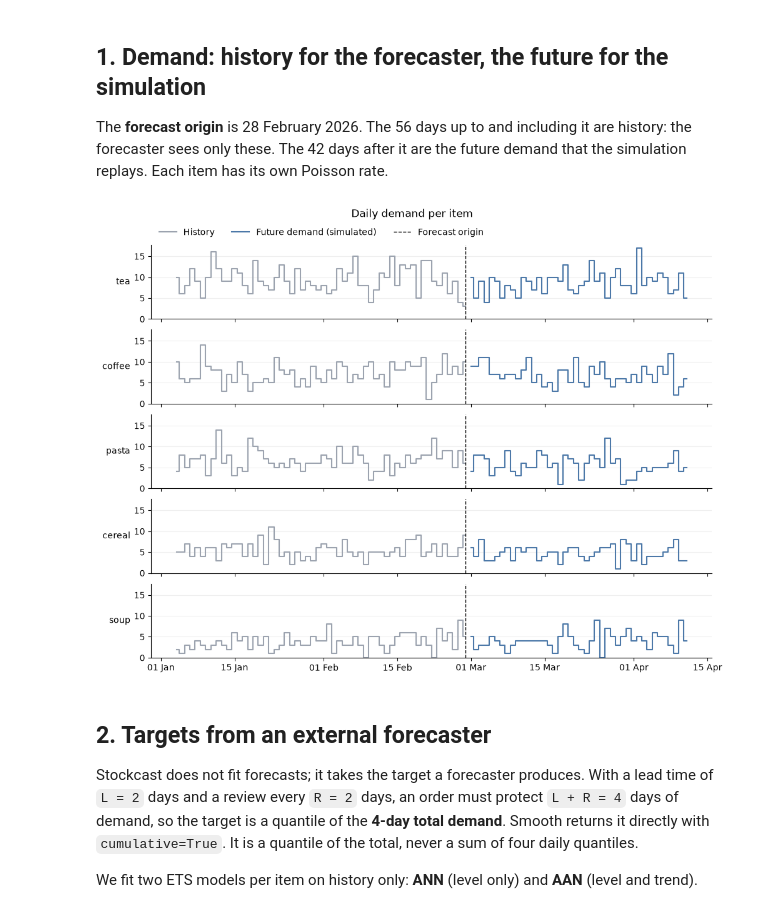
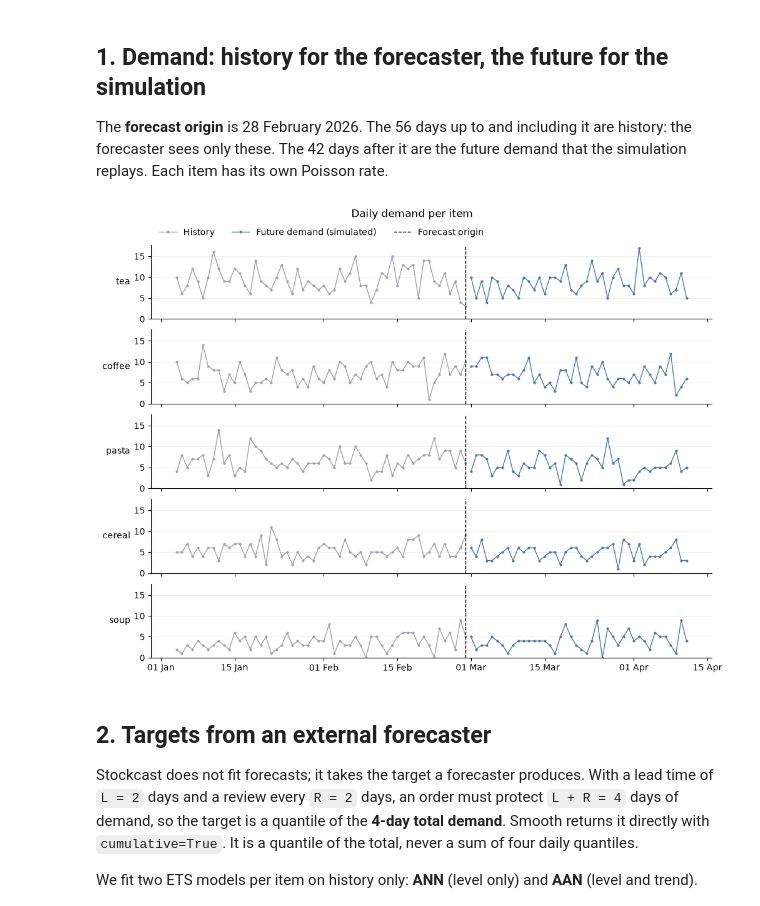
Before and after one commit to FilTheo/stockcast, a Jupyter notebook: examples/notebooks/06_fair_forecast_and_policy_comparisons.ipynb, the cells around one changed output. Cells and saved outputs as stored; diff of their text form; code cells hidden in the pictures.

Commit message:
Notebook 06: draw daily demand as a line with markers, not steps
Co-Authored-By: Claude Opus 5.5 <noreply@anthropic.com>

```diff
--- a/examples/notebooks/06_fair_forecast_and_policy_comparisons.ipynb
+++ b/examples/notebooks/06_fair_forecast_and_policy_comparisons.ipynb
@@ -59,37 +59,47 @@ HISTORY_COLOR = "#9CA3AF"
 FUTURE_COLOR = "#4C78A8"
 
 fig, axes = plt.subplots(
     len(skus),
     1,
     figsize=(10, 7.5),
     sharex=True,
     sharey=True,
     layout="constrained",
 )
 for ax, sku in zip(axes, skus):
     past = history.loc[history["unique_id"].eq(sku)]
     future = demand.loc[demand["unique_id"].eq(sku)]
-    ax.step(past["date"], past["y"], where="mid", color=HISTORY_COLOR, label="History")
-    ax.step(
+    ax.plot(
+        past["date"],
+        past["y"],
+        marker="o",
+        markersize=2,
+        linewidth=1,
+        color=HISTORY_COLOR,
+        label="History",
+    )
+    ax.plot(
         future["date"],
         future["y"],
-        where="mid",
+        marker="o",
+        markersize=2,
+        linewidth=1,
         color=FUTURE_COLOR,
         label="Future demand (simulated)",
     )
     ax.axvline(
         origin, color="black", linestyle="--", linewidth=1, label="Forecast origin"
     )
     ax.set_ylabel(sku, rotation=0, ha="right", va="center")
     ax.set_ylim(bottom=0)
     ax.grid(axis="y", alpha=0.2)
     ax.spines[["top", "right"]].set_visible(False)
 axes[-1].xaxis.set_major_formatter(mdates.DateFormatter("%d %b"))
 axes[0].legend(frameon=False, ncol=3, loc="lower left", bbox_to_anchor=(0, 1.0))
 fig.suptitle("Daily demand per item")
 plt.show()
 # %% [output]
-[figure, old version]
+[figure, new version]
 # %% [markdown]
 ## 2. Targets from an external forecaster
 
```
